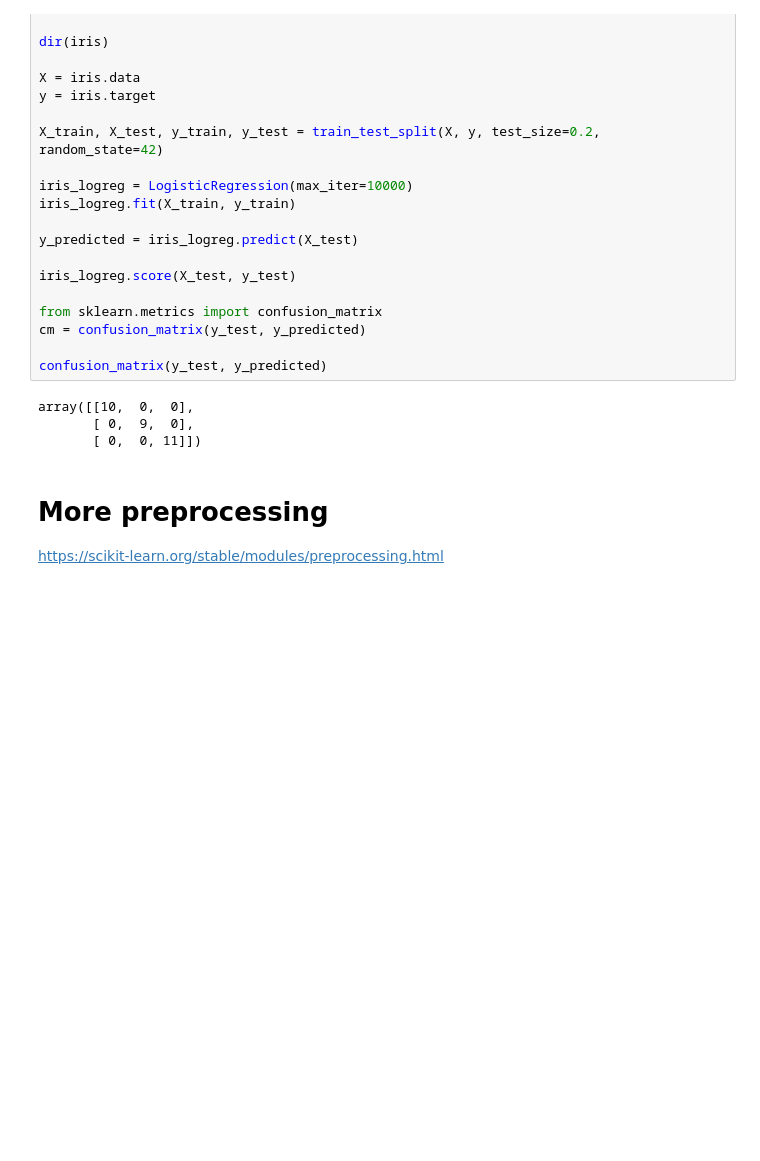
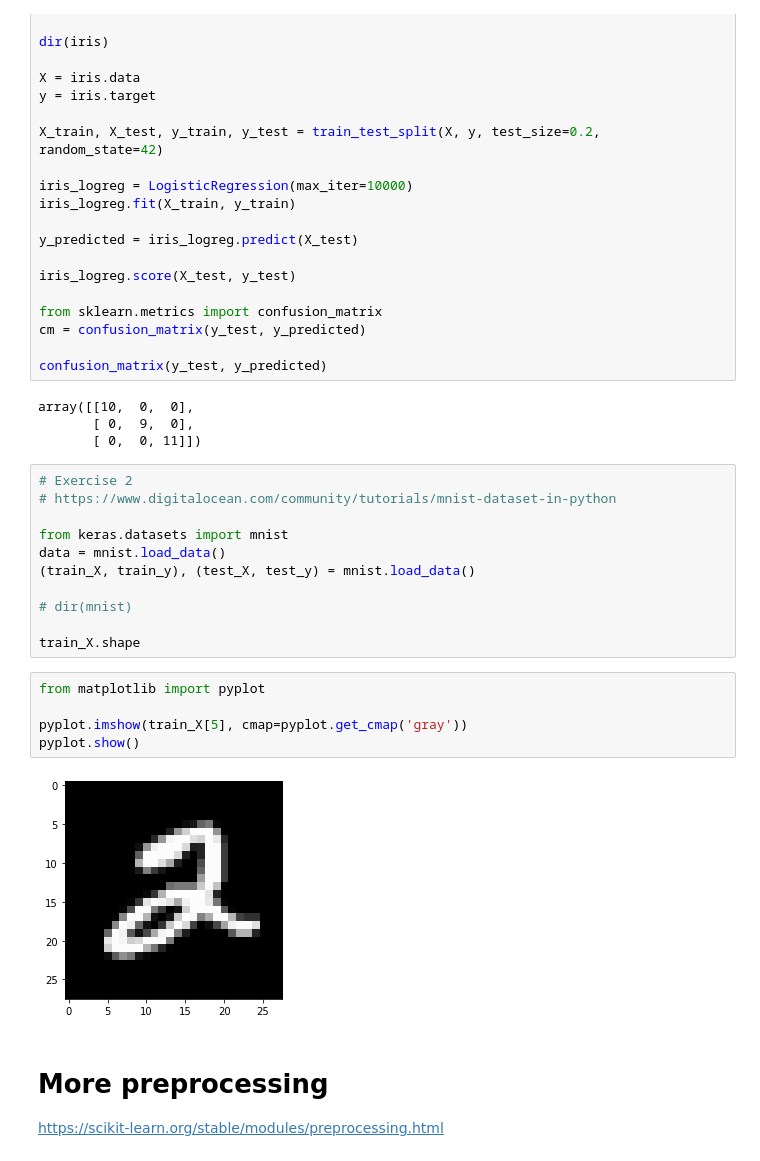
Before and after one commit to mckolu/DataScience, a Jupyter notebook: 2_DataScienceNotes_ML_Fundamentals_Linear_&_Logistics_Regression.ipynb, the cells around one changed output. Cells and saved outputs as stored; diff of their text form; blank space fills up the shorter version.

```diff
--- a/2_DataScienceNotes_ML_Fundamentals_Linear_&_Logistics_Regression.ipynb
+++ b/2_DataScienceNotes_ML_Fundamentals_Linear_&_Logistics_Regression.ipynb
@@ -454,6 +454,24 @@ confusion_matrix(y_test, y_predicted)
 array([[10,  0,  0],
        [ 0,  9,  0],
        [ 0,  0, 11]])
+# %%
+# Exercise 2
+# https://www.digitalocean.com/community/tutorials/mnist-dataset-in-python
+
+from keras.datasets import mnist
+data = mnist.load_data()
+(train_X, train_y), (test_X, test_y) = mnist.load_data()
+
+# dir(mnist)
+
+train_X.shape
+# %%
+from matplotlib import pyplot
+
+pyplot.imshow(train_X[5], cmap=pyplot.get_cmap('gray'))
+pyplot.show()
+# %% [output]
+[figure, added]
 # %% [markdown]
 # More preprocessing
 
```
